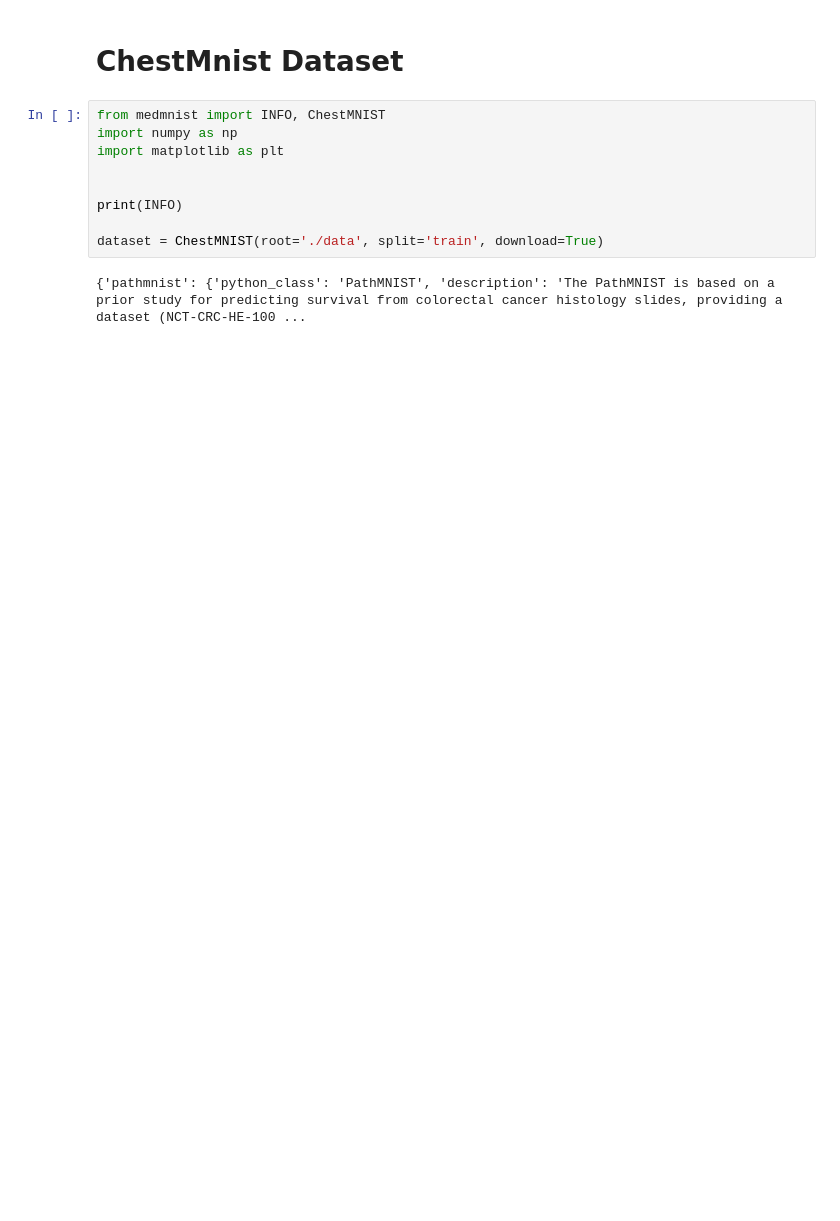
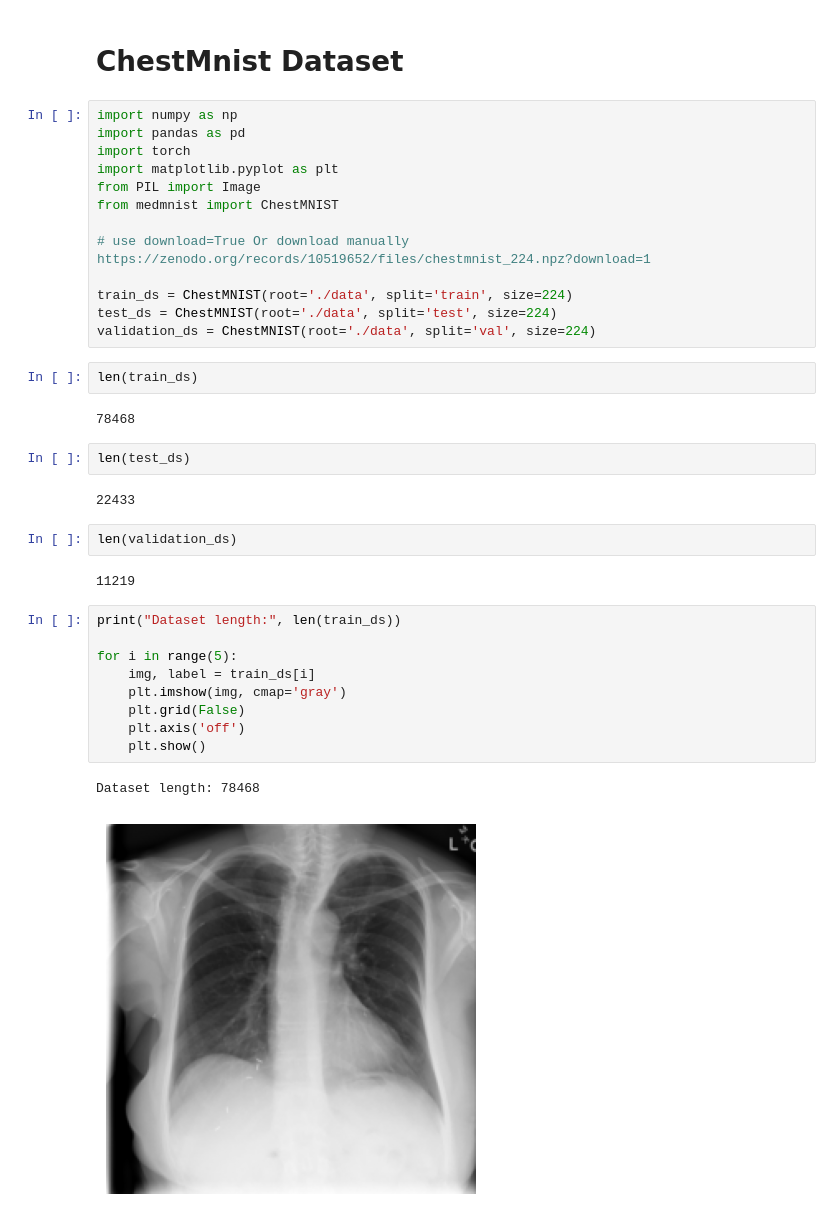
Before and after one commit to micichocki/umwdm, a Jupyter notebook: main.ipynb, the cells around one changed output. Cells and saved outputs as stored; diff of their text form; blank space fills up the shorter version.

```diff
--- a/main.ipynb
+++ b/main.ipynb
@@ -1,13 +1,39 @@
 # %% [markdown]
 # ChestMnist Dataset
 # %%
-from medmnist import INFO, ChestMNIST
 import numpy as np
-import matplotlib as plt
+import pandas as pd
+import torch
+import matplotlib.pyplot as plt
+from PIL import Image
+from medmnist import ChestMNIST
 
+# use download=True Or download manually https://zenodo.org/records/10519652/files/chestmnist_224.npz?download=1
 
-print(INFO)
-
-dataset = ChestMNIST(root='./data', split='train', download=True)
+train_ds = ChestMNIST(root='./data', split='train', size=224)
+test_ds = ChestMNIST(root='./data', split='test', size=224)
+validation_ds = ChestMNIST(root='./data', split='val', size=224)
-# %% [output]
-{'pathmnist': {'python_class': 'PathMNIST', 'description': 'The PathMNIST is based on a prior study for predicting survival from colorectal cancer histology slides, providing a dataset (NCT-CRC-HE-100 ...
+# %%
+len(train_ds)
+# %% [output]
+78468
+# %%
+len(test_ds)
+# %% [output]
+22433
+# %%
+len(validation_ds)
+# %% [output]
+11219
+# %%
+print("Dataset length:", len(train_ds))
+
+for i in range(5):
+    img, label = train_ds[i]
+    plt.imshow(img, cmap='gray')
+    plt.grid(False)
+    plt.axis('off')
+    plt.show()
+# %% [output]
+Dataset length: 78468
+[figure, added]
```
Also changed, not shown: parts of 4 cells of this notebook, 3 other files.
